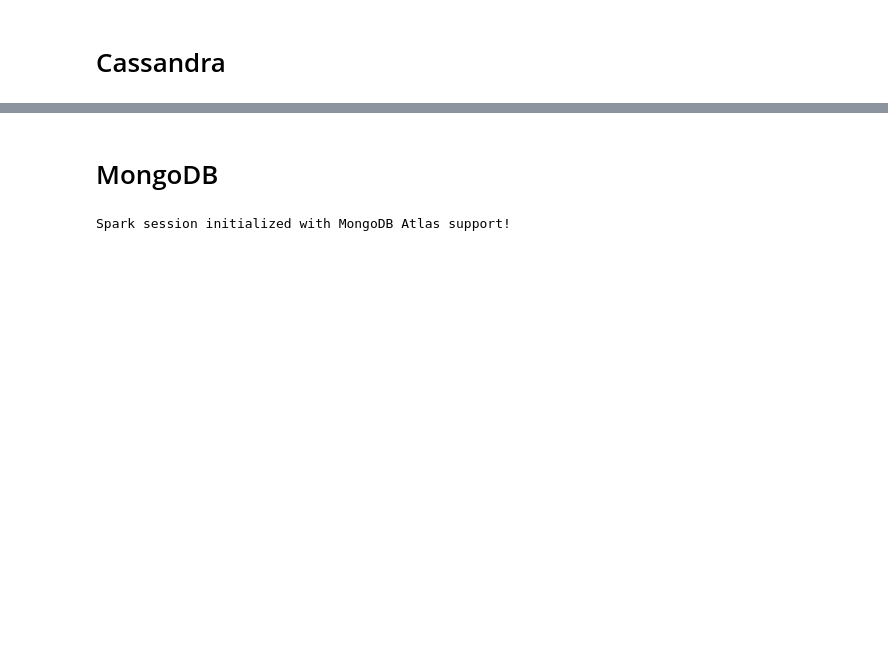
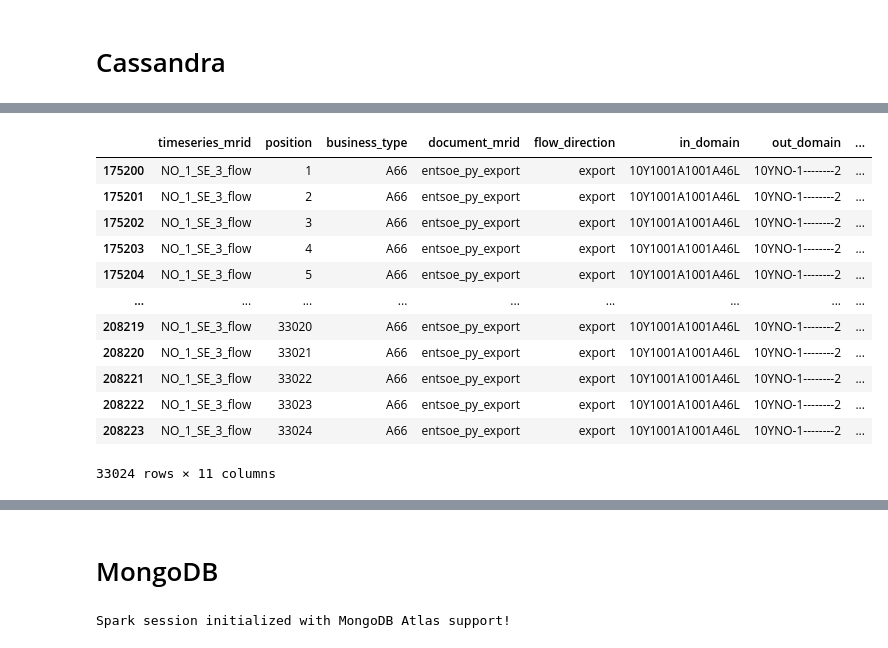
Before and after one commit to Emriey/IND320_project, a Jupyter notebook: notebooks/project_part_2.ipynb, the cells around one changed output, grey strips where cells are left out. Drawn from its saved outputs; the diff is of its cells as text; code cells hidden in the pictures; blank space fills up the shorter version.

```diff
--- a/notebooks/project_part_2.ipynb
+++ b/notebooks/project_part_2.ipynb
@@ -396,3 +535,19 @@ Extracted 35040 rows from Spark/Cassandra!
+# %%
+display(df_plot[(df_plot["timeseries_mrid"] == "NO_1_SE_3_flow") & (df_plot["flow_direction"] == "export")])
+# %% [output]
+|  | timeseries_mrid | position | business_type | document_mrid | flow_direction | in_domain | out_domain | ... |
+| 175200 | NO_1_SE_3_flow | 1 | A66 | entsoe_py_export | export | 10Y1001A1001A46L | 10YNO-1--------2 | ... |
+| 175201 | NO_1_SE_3_flow | 2 | A66 | entsoe_py_export | export | 10Y1001A1001A46L | 10YNO-1--------2 | ... |
+| 175202 | NO_1_SE_3_flow | 3 | A66 | entsoe_py_export | export | 10Y1001A1001A46L | 10YNO-1--------2 | ... |
+| 175203 | NO_1_SE_3_flow | 4 | A66 | entsoe_py_export | export | 10Y1001A1001A46L | 10YNO-1--------2 | ... |
+| 175204 | NO_1_SE_3_flow | 5 | A66 | entsoe_py_export | export | 10Y1001A1001A46L | 10YNO-1--------2 | ... |
+| ... | ... | ... | ... | ... | ... | ... | ... | ... |
+| 208219 | NO_1_SE_3_flow | 33020 | A66 | entsoe_py_export | export | 10Y1001A1001A46L | 10YNO-1--------2 | ... |
+| 208220 | NO_1_SE_3_flow | 33021 | A66 | entsoe_py_export | export | 10Y1001A1001A46L | 10YNO-1--------2 | ... |
+| 208221 | NO_1_SE_3_flow | 33022 | A66 | entsoe_py_export | export | 10Y1001A1001A46L | 10YNO-1--------2 | ... |
+| 208222 | NO_1_SE_3_flow | 33023 | A66 | entsoe_py_export | export | 10Y1001A1001A46L | 10YNO-1--------2 | ... |
+| 208223 | NO_1_SE_3_flow | 33024 | A66 | entsoe_py_export | export | 10Y1001A1001A46L | 10YNO-1--------2 | ... |
+33024 rows × 11 columns
 # %%
 # Right now I fetch only one direction between NO-2 (Oslo region) and Germany-Belgium area.
 # However, this cell will print different directions.
```
Also changed, not shown: parts of 24 cells of this notebook.
